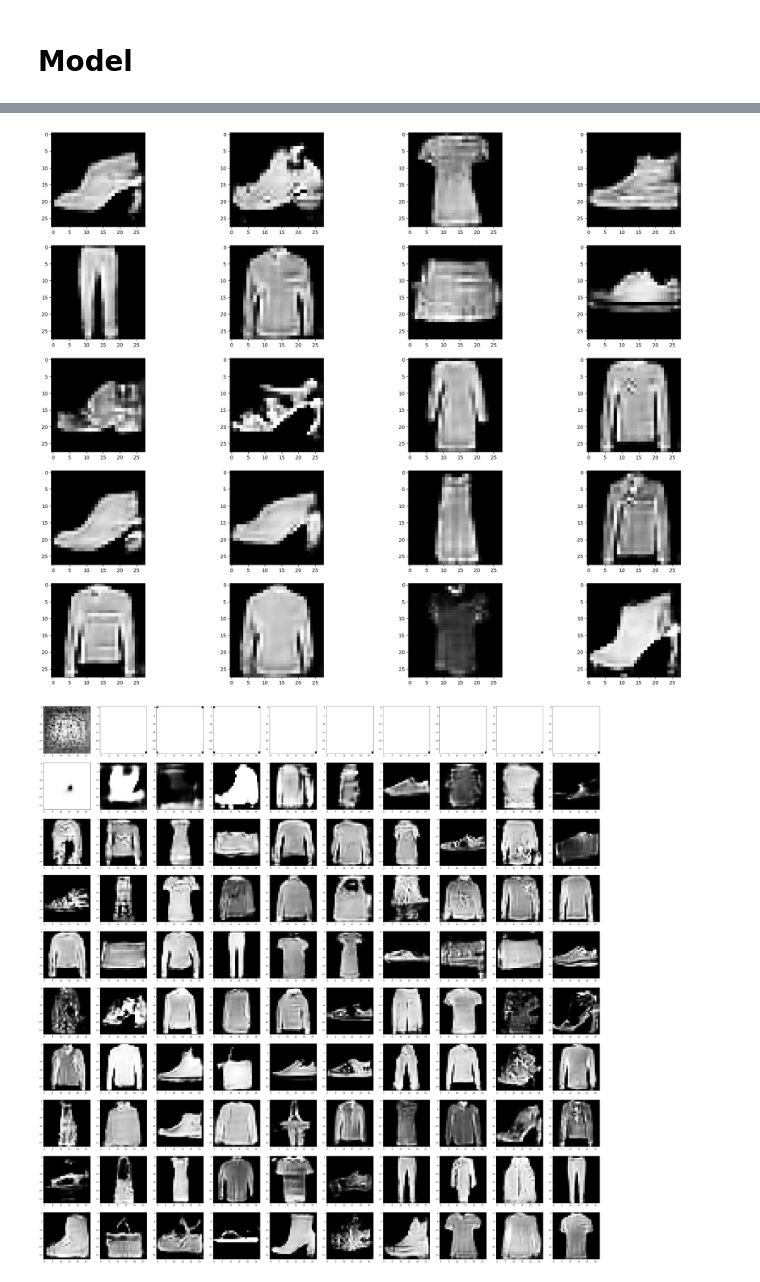
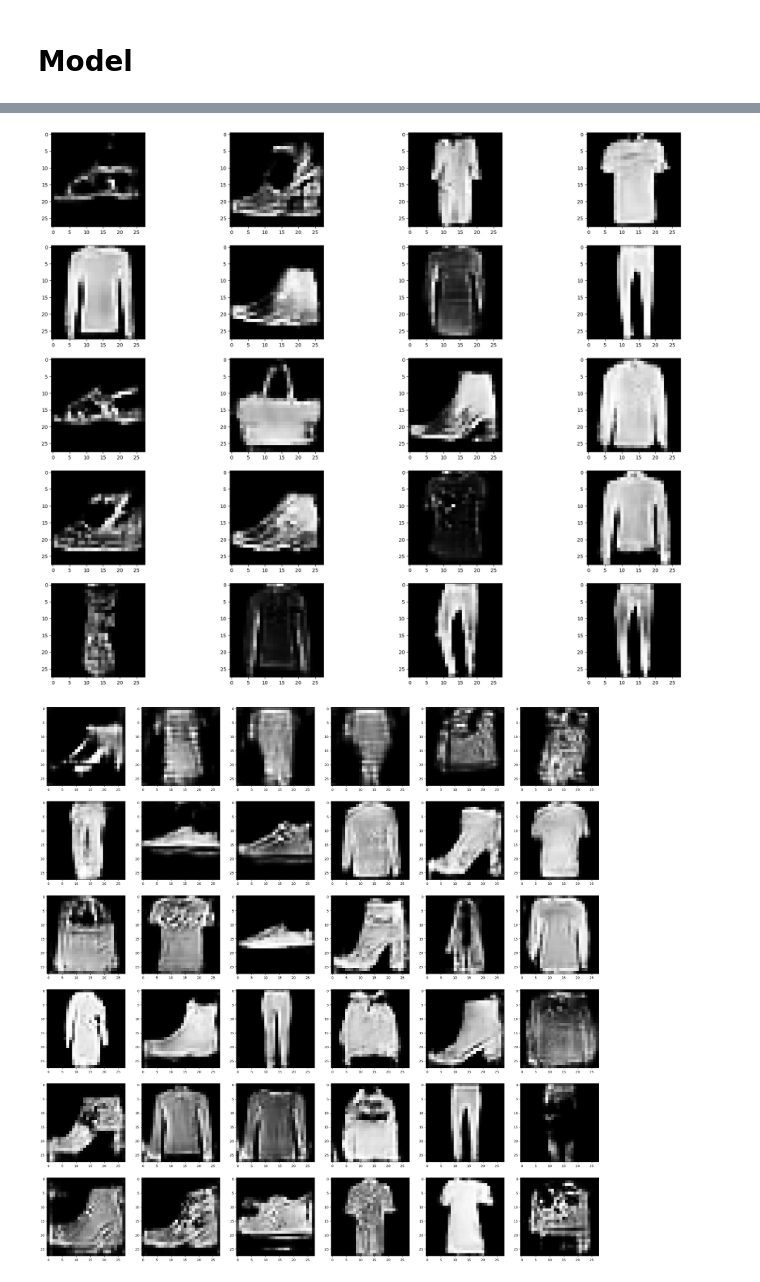
Before and after one commit to zivm20/fashion-mnist-GAN, a Jupyter notebook: fashionMNIST GAN.ipynb, the cells around one changed output, grey strips where cells are left out. Drawn from its saved outputs; the diff is of its cells as text; code cells hidden in the pictures.

```diff
--- a/fashionMNIST GAN.ipynb
+++ b/fashionMNIST GAN.ipynb
@@ -56,5 +54,5 @@ G_optimizer = torch.optim.Adam(G_model.parameters(),lr=cfg.G_LEARNING_RATE,betas
 D_lossFunction = F.cross_entropy
 G_lossFunction = F.cross_entropy
 # %%
-train_acc_D,train_acc_G,val_acc_D,val_acc_G,D_hist,G_hist,img_hist = train(D_model,G_model,trainLoader,valLoader,D_optimizer,G_optimizer,D_lossFunction,G_lossFunction,verbose=3,save_checkpoints="deep")
+train_acc_D,train_acc_G,val_acc_D,val_acc_G,D_hist,G_hist,img_hist = train(D_model,G_model,trainLoader,valLoader,D_optimizer,G_optimizer,D_lossFunction,G_lossFunction,verbose=3,save_checkpoints="deep",eval_every=cfg.EVAL_EVERY)
 # %% [output]
@@ -120,23 +151,24 @@ Generator train accuracy: (0.04), Generator val accuracy: (0.03), Generator test
 rows = 5
 columns = 4
 
-images = G_model(torch.randn(rows*columns,cfg.NOISE_DIM,device=cfg.DEVICE,dtype=torch.float32)).cpu().detach().numpy().transpose(0,2,3,1)
+images = generate_samples(G_model,rows*columns)
 fig, axes = plt.subplots(rows, columns)
 fig.set_size_inches(5*rows,5*columns)
 for i in range(rows):
     for j in range(columns):
         axes[i,j].imshow(images[i*columns + j],cmap="gray")
 # %% [output]
-[figure, old version]
+[figure, new version]
 # %%
-rows = 10
-columns = 10
+rows = min(10,int(np.sqrt(len(img_hist))))
+columns = min(10,int(np.sqrt(len(img_hist))))
 
-images = [img_hist[i*(int(len(img_hist)/(rows*columns)))][-1].numpy().transpose(1,2,0) for i in range(rows*columns)]
+images = [img_hist[i*(int(len(img_hist)/(rows*columns)))] for i in range(rows*columns)]
+idex =  [i*(int(len(img_hist)/(rows*columns))) for i in range(rows*columns)]
 fig, axes = plt.subplots(rows, columns)
 fig.set_size_inches(5*rows,5*columns)
 for i in range(rows):
     for j in range(columns):
         axes[i,j].imshow(images[i*columns + j],cmap="gray")
 # %% [output]
-[figure, old version]
+[figure, new version]
```
Also changed, not shown: parts of 7 cells of this notebook, 6 other files.
